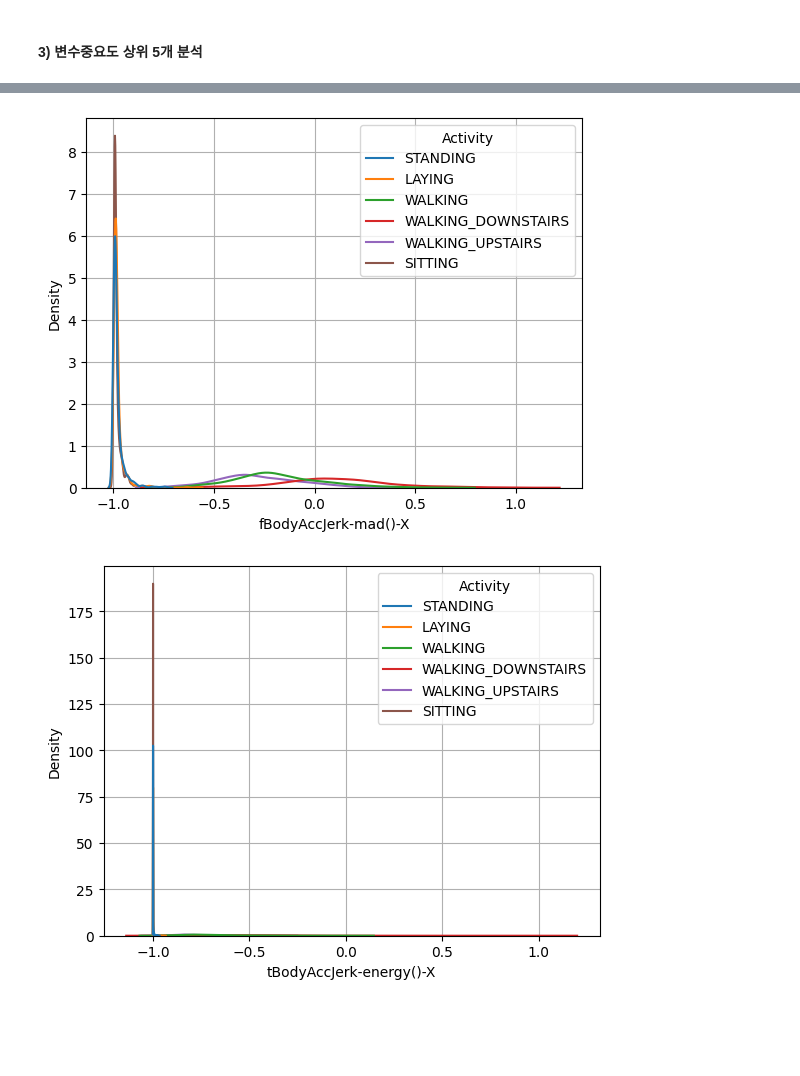
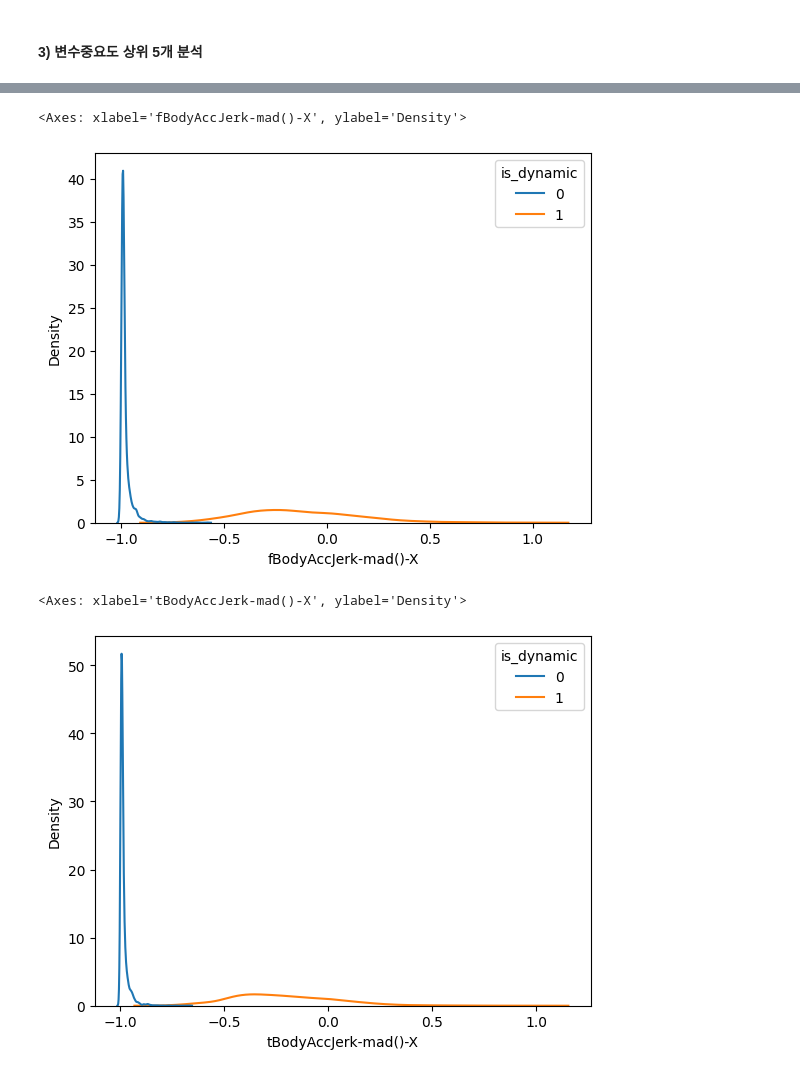
Before and after one commit to yangjung-woo/KT-Workspace, a Jupyter notebook: KT_AIVLE_DX_Regular_course/Week1/미프 3차(머신러닝)/1일차 소스코드/1.탐색적 데이터 분석(박슬기).ipynb, the cells around one changed output, grey strips where cells are left out. Cells and saved outputs as stored; diff of their text form; code cells hidden in the pictures; blank space fills up the shorter version.

```diff
--- a/KT_AIVLE_DX_Regular_course/Week1/미프 3차(머신러닝)/1일차 소스코드/1.탐색적 데이터 분석(박슬기).ipynb
+++ b/KT_AIVLE_DX_Regular_course/Week1/미프 3차(머신러닝)/1일차 소스코드/1.탐색적 데이터 분석(박슬기).ipynb
@@ -409,6 +409,3 @@ plt.show()
     - is_dynamic 을 구분하는데 중요한 변수 상위 5를 분석하시오.
 # %% [markdown]
 #### 1) is_dynamic 추가
-# %%
-data['is_dynamic'] = np.where(data['Activity'].isin(['WALKING', 'WALKING_UPSTAIRS', 'WALKING_DOWNSTAIRS']), 1, 0)
-data.head()
@@ -422,0 +412,6 @@ data.head()
+# %%
+is_dynamic_01 = {'STANDING':0, 'SITTING':0, 'LAYING':0,
+                  'WALKING':1, 'WALKING_UPSTAIRS':1, 'WALKING_DOWNSTAIRS':1}
+
+data['is_dynamic'] = data['Activity'].map(is_dynamic_01)
+data.head()
@@ -423,11 +426,12 @@ data.head()
 # %% [markdown]
 #### 2) 기본모델 생성
 # %%
+target = 'is_dynamic'
 x = data.drop(columns=['Activity', 'is_dynamic'])
-y = data['is_dynamic']
+y = data.loc[:, target]
 
 # train, validation 분할
-x_train, x_val, y_train, y_val = train_test_split(x, y, test_size=0.3, random_state=1)
+x_train, x_val, y_train, y_val = train_test_split(x, y, test_size=0.3, stratify=y, random_state=1)
 # %%
 model_rf_dynamic = RandomForestClassifier(random_state=1)
 model_rf_dynamic.fit(x_train, y_train)
@@ -449,18 +460,14 @@ top5_dynamic_features
 # %%
 # fBodyAccJerk-mad()-X
-feature = 'fBodyAccJerk-mad()-X'
-target = 'Activity'
-sns.kdeplot(x = feature, data = data, hue = target)
-plt.grid()
-plt.show()
+var = 'fBodyAccJerk-mad()-X'
+sns.kdeplot(x=var, data = data, hue =target, common_norm = False)
 # %% [output]
+<Axes: xlabel='fBodyAccJerk-mad()-X', ylabel='Density'>
-[figure, old version]
+[figure, new version]
 # %%
-# tBodyAccJerk-energy()-X
-feature = 'tBodyAccJerk-energy()-X'
-target = 'Activity'
-sns.kdeplot(x = feature, data = data, hue = target)
-plt.grid()
-plt.show()
+# tBodyAccJerk-mad()-X
+var = 'tBodyAccJerk-mad()-X'
+sns.kdeplot(x=var, data = data, hue =target, common_norm = False)
 # %% [output]
+<Axes: xlabel='tBodyAccJerk-mad()-X', ylabel='Density'>
-[figure, old version]
+[figure, new version]
```
Also changed, not shown: parts of 10 cells of this notebook, 22 other files.
